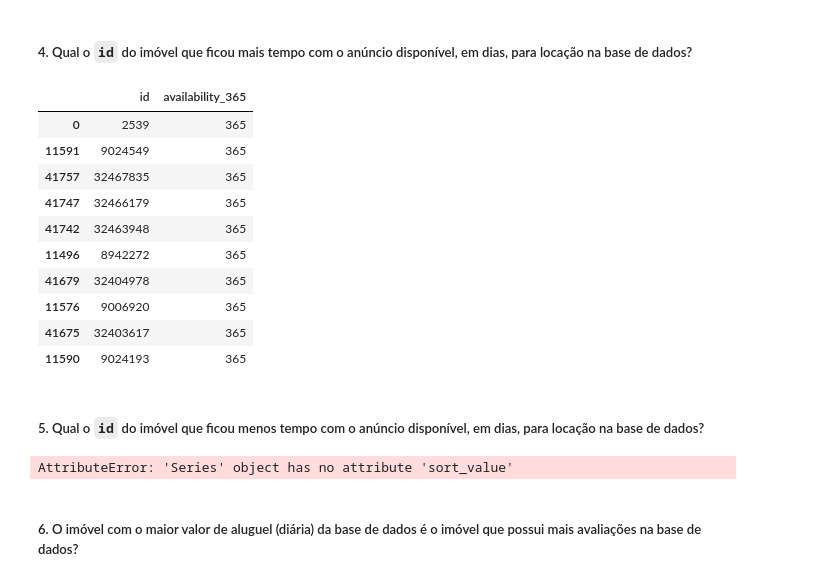
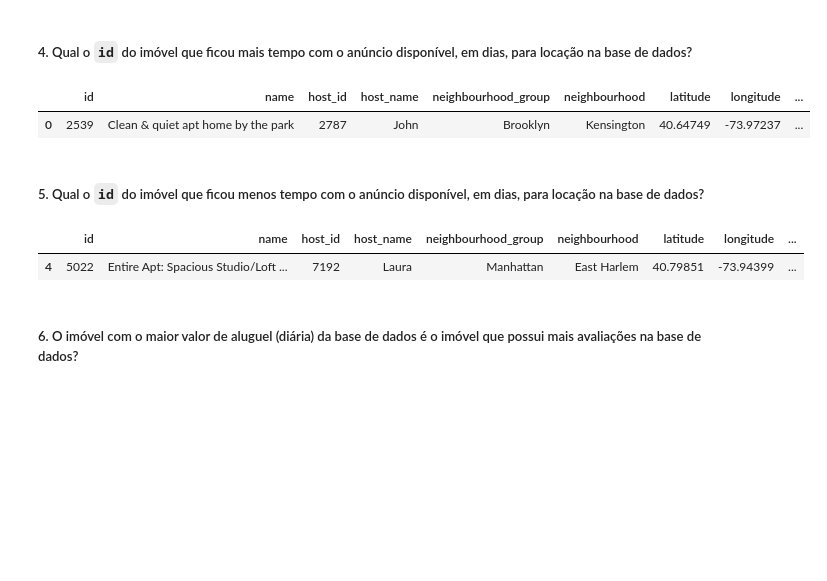
Before and after one commit to rafapires07/james_bauer_airbnb_ny, a Jupyter notebook: projeto_final_certificacao_aluno.ipynb, the cells around one changed output. Cells and saved outputs as stored; diff of their text form; code cells hidden in the pictures; blank space fills up the shorter version.

```diff
--- a/projeto_final_certificacao_aluno.ipynb
+++ b/projeto_final_certificacao_aluno.ipynb
@@ -355,24 +396,17 @@ df.describe()
 # %% [markdown]
 ##### 4. Qual o `id`  do imóvel que ficou mais tempo com o anúncio disponível, em dias, para locação na base de dados?
 # %%
-df[['id', 'availability_365']].sort_values(by='availability_365',ascending=False).head(10)
+df[df['availability_365']==df['availability_365'].max()].head(1)
 # %% [output]
-|  | id | availability_365 |
-| 0 | 2539 | 365 |
-| 11591 | 9024549 | 365 |
-| 41757 | 32467835 | 365 |
-| 41747 | 32466179 | 365 |
-| 41742 | 32463948 | 365 |
-| 11496 | 8942272 | 365 |
-| 41679 | 32404978 | 365 |
-| 11576 | 9006920 | 365 |
-| 41675 | 32403617 | 365 |
-| 11590 | 9024193 | 365 |
+|  | id | name | host_id | host_name | neighbourhood_group | neighbourhood | latitude | longitude | ... |
+| 0 | 2539 | Clean & quiet apt home by the park | 2787 | John | Brooklyn | Kensington | 40.64749 | -73.97237 | ... |
 # %% [markdown]
 ##### 5. Qual o `id` do imóvel que ficou menos tempo com o anúncio disponível, em dias, para locação na base de dados?
 # %%
+df[df['availability_365']==df['availability_365'].min()].head(1)
 # %% [output]
-AttributeError: 'Series' object has no attribute 'sort_value'
+|  | id | name | host_id | host_name | neighbourhood_group | neighbourhood | latitude | longitude | ... |
+| 4 | 5022 | Entire Apt: Spacious Studio/Loft ... | 7192 | Laura | Manhattan | East Harlem | 40.79851 | -73.94399 | ... |
 # %% [markdown]
 ##### 6. O imóvel com o maior valor de aluguel (diária) da base de dados é o imóvel que possui mais avaliações na base de dados?
 # %%
```
Also changed, not shown: parts of 45 cells of this notebook.
